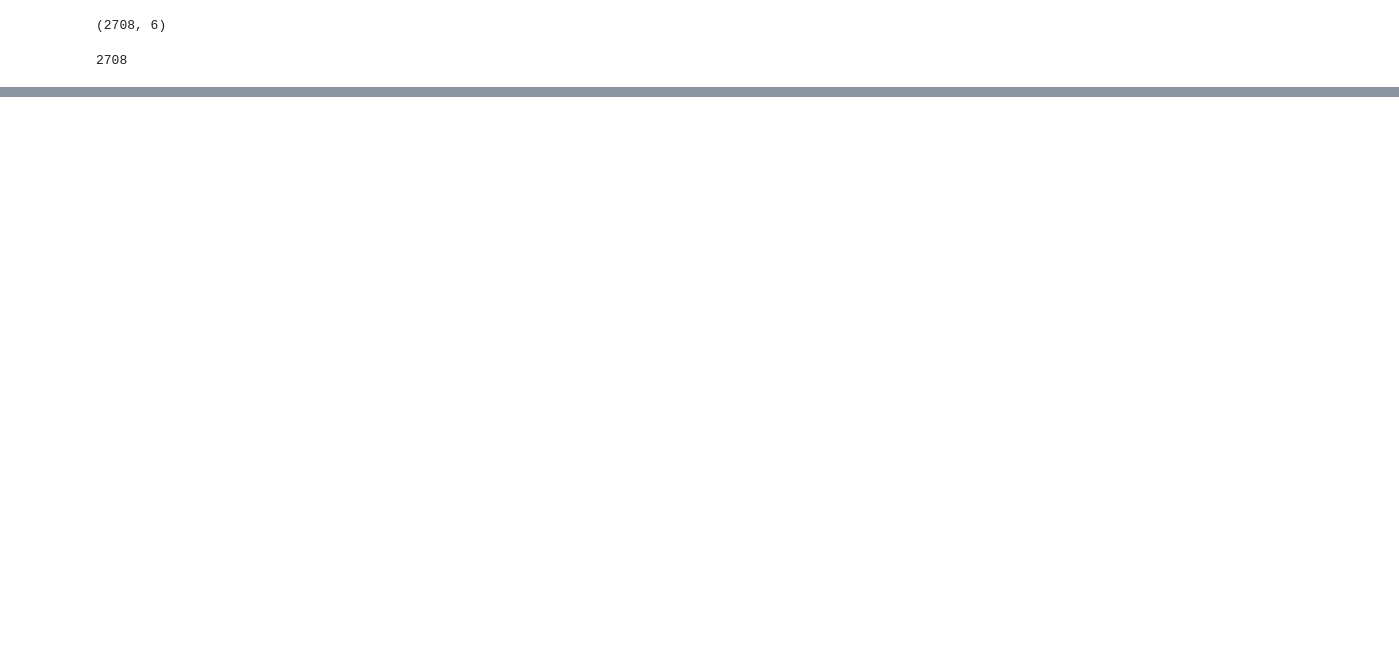
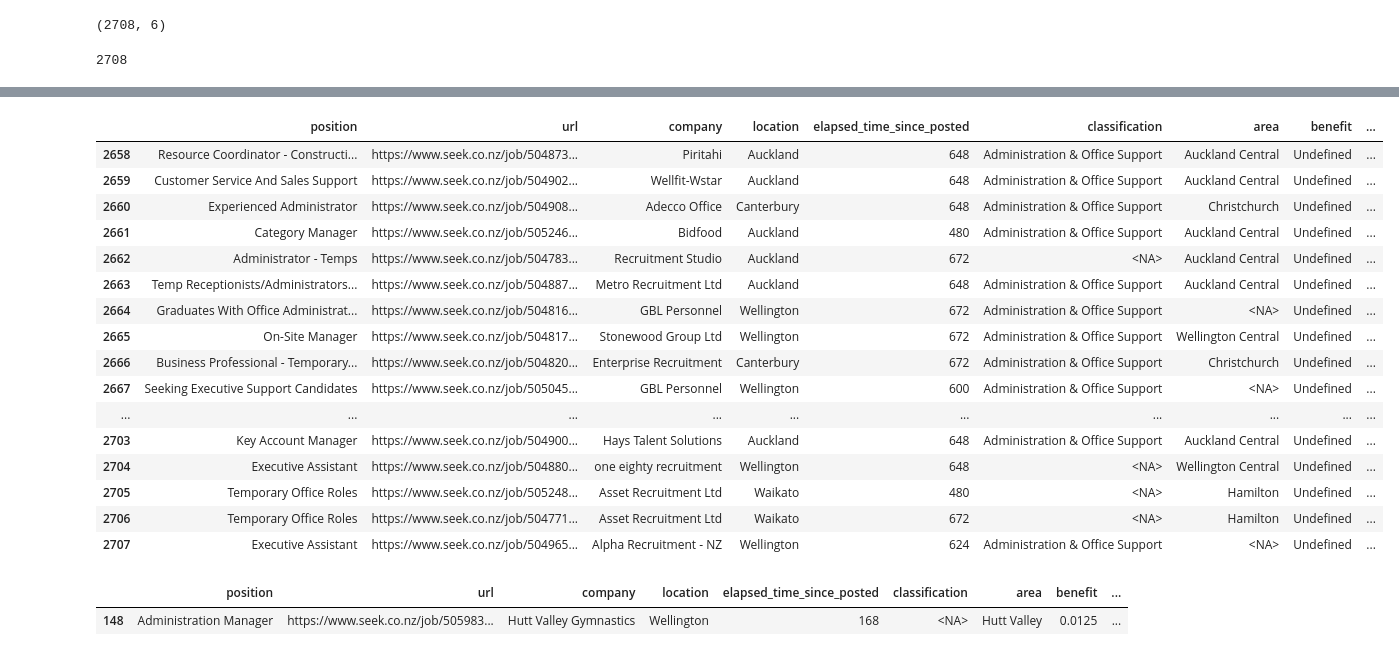
Before and after one commit to SHNXFL/DA_Project_0, a Jupyter notebook: nzseek_admin_data_preprocess.ipynb, the cells around one changed output, grey strips where cells are left out. Cells and saved outputs as stored; diff of their text form; code cells hidden in the pictures; blank space fills up the shorter version.

```diff
--- a/nzseek_admin_data_preprocess.ipynb
+++ b/nzseek_admin_data_preprocess.ipynb
@@ -4,5 +4,6 @@ import regex as re
 # %%
 df = pd.read_excel("NZ_Admin_JOBS.xlsx")
+pd.set_option('display.max_colwidth', None)
 # %%
 # Rename columns
 new_column_names = ["position", "url", "company", "location", "elapsed_time_since_posted", "classification"]
@@ -78,3 +78,13 @@ def extract_classification(row):
 
 # Assuming df is your DataFrame with a column named 'classification'
 df[['classification', 'sub_classification']] = df['classification'].apply(extract_classification)
+# %%
+# Function to check and replace NaN in 'company' with 'Private Advertiser'
+def replace_nan_with_private_advertiser(row):
+    if 'Private Advertiser' in row['elapsed_time_since_posted'] and pd.isna(row['company']):
+        return 'Private Advertiser'
+    else:
+        return row['company']
+
+# Apply the function to each row
+df['company'] = df.apply(replace_nan_with_private_advertiser, axis=1)
@@ -81 +149,32 @@ df[['classification', 'sub_classification']] = df['classification'].apply(extrac
+# %%
+def standardize_benefits(benefit):
+    if pd.isna(benefit) or benefit == '<NA>':
+        return 'Undefined'
+
+    # Adjust regex to capture numerical values and remove commas and spaces
+    # Handles numbers with commas, spaces, and 'k' as thousand indicators
+    matches = re.findall(r'(\d{1,3}(?:[,\s]\d{3})*\.?\d*)', benefit.replace('k', '000'))
+    if not matches:
+        return 'Undefined'
+
+    numbers = [float(match.replace(',', '').replace(' ', '')) for match in matches]
+
+    if 'per hour' in benefit or 'p.h.' in benefit or 'phr' in benefit:
+        if len(numbers) == 2:
+            return sum(numbers) / 2  # Average of a range for hourly rate
+        return numbers[0]  # Single value for hourly rate
+
+    elif 'per annum' in benefit or 'p.a.' in benefit or '-' in benefit:
+        if len(numbers) == 2:
+            # Average of a range for annual salary, then convert to hourly rate
+            return sum(numbers) / 2 / 2080
+        return numbers[0] / 2080  # Single annual salary value to hourly rate
+
+    elif any(word in benefit for word in ['insurance', 'holiday pay', 'bonus', 'benefits', 'Super', 'kiwisaver']):
+        return 'Non-Monetary Benefit'
+
+    return 'Undefined'
+
+# Apply the function
+df['benefit'] = df['benefit'].apply(standardize_benefits)
 # %%
@@ -100,0 +213,25 @@ print(df.head())
+# %%
+df.tail(50)
+# %% [output]
+|  | position | url | company | location | elapsed_time_since_posted | classification | area | benefit | ... |
+| 2658 | Resource Coordinator - Constructi... | https://www.seek.co.nz/job/504873... | Piritahi | Auckland | 648 | Administration & Office Support | Auckland Central | Undefined | ... |
+| 2659 | Customer Service And Sales Support | https://www.seek.co.nz/job/504902... | Wellfit-Wstar | Auckland | 648 | Administration & Office Support | Auckland Central | Undefined | ... |
+| 2660 | Experienced Administrator | https://www.seek.co.nz/job/504908... | Adecco Office | Canterbury | 648 | Administration & Office Support | Christchurch | Undefined | ... |
+| 2661 | Category Manager | https://www.seek.co.nz/job/505246... | Bidfood | Auckland | 480 | Administration & Office Support | Auckland Central | Undefined | ... |
+| 2662 | Administrator - Temps | https://www.seek.co.nz/job/504783... | Recruitment Studio | Auckland | 672 | <NA> | Auckland Central | Undefined | ... |
+| 2663 | Temp Receptionists/Administrators... | https://www.seek.co.nz/job/504887... | Metro Recruitment Ltd | Auckland | 648 | Administration & Office Support | Auckland Central | Undefined | ... |
+| 2664 | Graduates With Office Administrat... | https://www.seek.co.nz/job/504816... | GBL Personnel | Wellington | 672 | Administration & Office Support | <NA> | Undefined | ... |
+| 2665 | On-Site Manager | https://www.seek.co.nz/job/504817... | Stonewood Group Ltd | Wellington | 672 | Administration & Office Support | Wellington Central | Undefined | ... |
+| 2666 | Business Professional - Temporary... | https://www.seek.co.nz/job/504820... | Enterprise Recruitment | Canterbury | 672 | Administration & Office Support | Christchurch | Undefined | ... |
+| 2667 | Seeking Executive Support Candidates | https://www.seek.co.nz/job/505045... | GBL Personnel | Wellington | 600 | Administration & Office Support | <NA> | Undefined | ... |
+| ... | ... | ... | ... | ... | ... | ... | ... | ... | ... |
+| 2703 | Key Account Manager | https://www.seek.co.nz/job/504900... | Hays Talent Solutions | Auckland | 648 | Administration & Office Support | Auckland Central | Undefined | ... |
+| 2704 | Executive Assistant | https://www.seek.co.nz/job/504880... | one eighty recruitment | Wellington | 648 | <NA> | Wellington Central | Undefined | ... |
+| 2705 | Temporary Office Roles | https://www.seek.co.nz/job/505248... | Asset Recruitment Ltd | Waikato | 480 | <NA> | Hamilton | Undefined | ... |
+| 2706 | Temporary Office Roles | https://www.seek.co.nz/job/504771... | Asset Recruitment Ltd | Waikato | 672 | <NA> | Hamilton | Undefined | ... |
+| 2707 | Executive Assistant | https://www.seek.co.nz/job/504965... | Alpha Recruitment - NZ | Wellington | 624 | Administration & Office Support | <NA> | Undefined | ... |
+# %%
+df.loc[df['benefit'] == 0.0125]
+# %% [output]
+|  | position | url | company | location | elapsed_time_since_posted | classification | area | benefit | ... |
+| 148 | Administration Manager | https://www.seek.co.nz/job/505983... | Hutt Valley Gymnastics | Wellington | 168 | <NA> | Hutt Valley | 0.0125 | ... |
```
Also changed, not shown: parts of 8 cells of this notebook.
